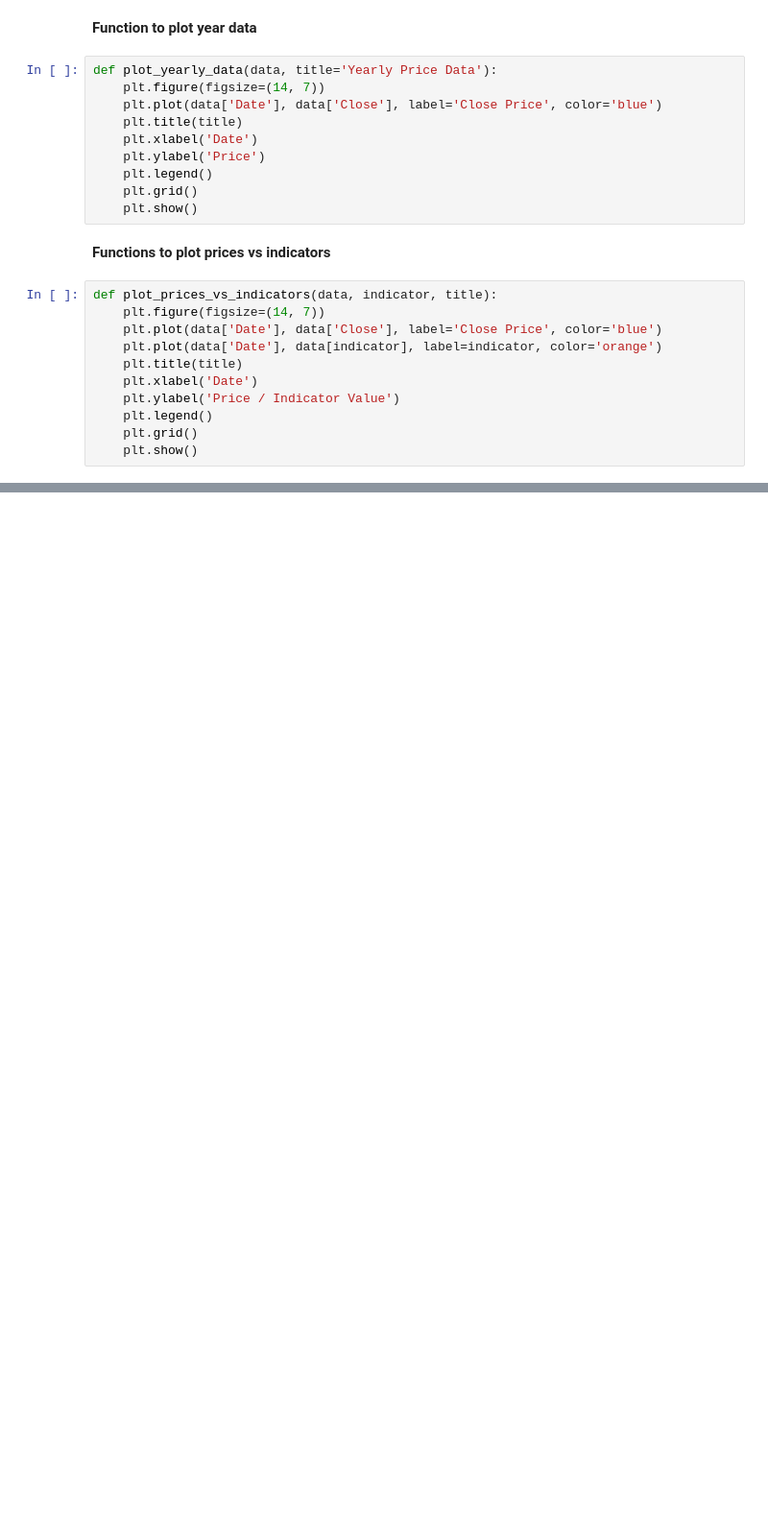
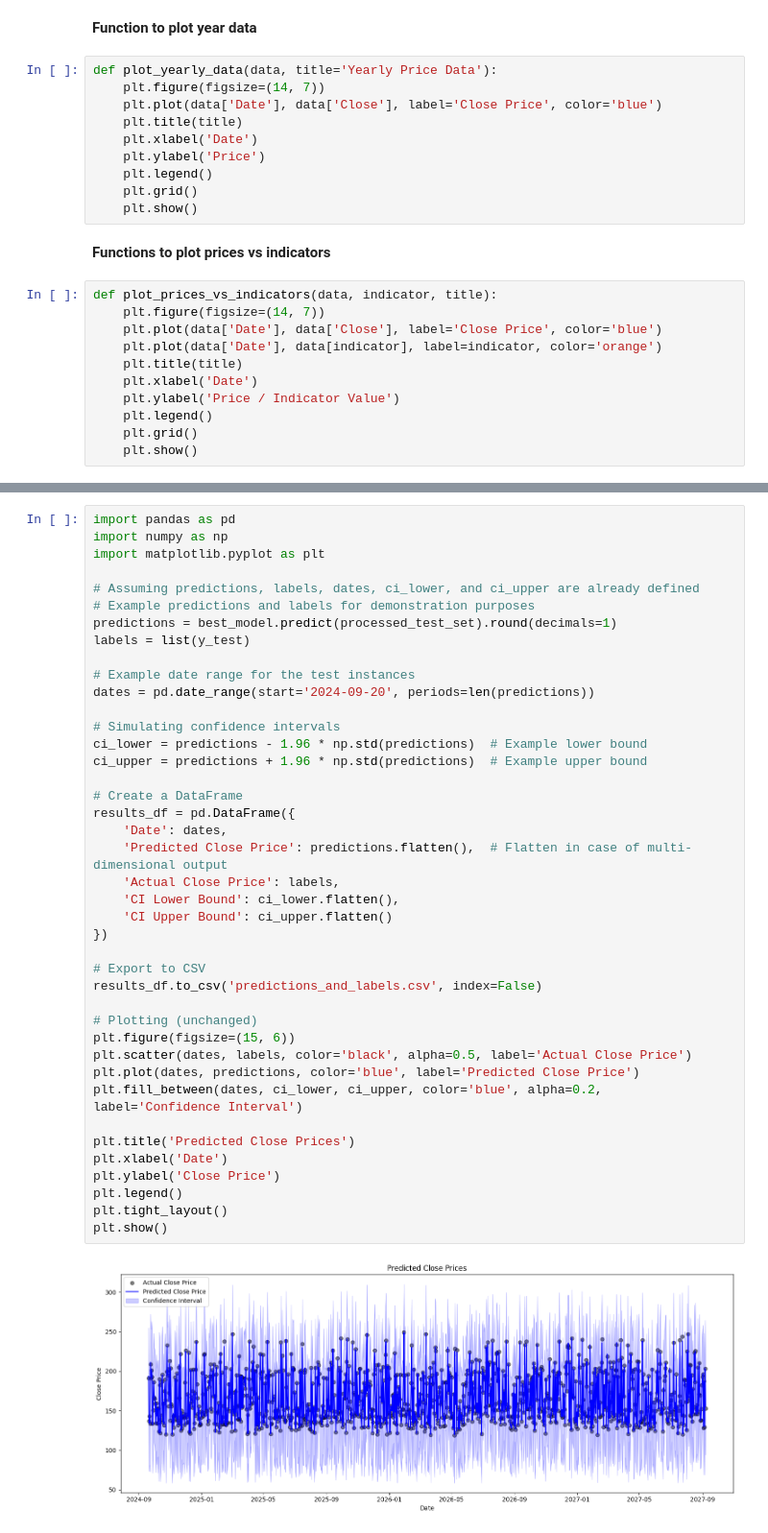
Before and after one commit to lbibi1805-dot/ML_FOREX, a Jupyter notebook: MainScript.ipynb, the cells around one changed output, grey strips where cells are left out. Shown at 96% size. Drawn from its saved outputs; the diff is of its cells as text; blank space fills up the shorter version.

```diff
--- a/MainScript.ipynb
+++ b/MainScript.ipynb
@@ -216,0 +1245,43 @@ for indicator in indicators:
+# %%
+import pandas as pd
+import numpy as np
+import matplotlib.pyplot as plt
+
+# Assuming predictions, labels, dates, ci_lower, and ci_upper are already defined
+# Example predictions and labels for demonstration purposes
+predictions = best_model.predict(processed_test_set).round(decimals=1)
+labels = list(y_test)
+
+# Example date range for the test instances
+dates = pd.date_range(start='2024-09-20', periods=len(predictions))
+
+# Simulating confidence intervals
+ci_lower = predictions - 1.96 * np.std(predictions)  # Example lower bound
+ci_upper = predictions + 1.96 * np.std(predictions)  # Example upper bound
+
+# Create a DataFrame
+results_df = pd.DataFrame({
+    'Date': dates,
+    'Predicted Close Price': predictions.flatten(),  # Flatten in case of multi-dimensional output
+    'Actual Close Price': labels,
+    'CI Lower Bound': ci_lower.flatten(),
+    'CI Upper Bound': ci_upper.flatten()
+})
+
+# Export to CSV
+results_df.to_csv('predictions_and_labels.csv', index=False)
+
+# Plotting (unchanged)
+plt.figure(figsize=(15, 6))
+plt.scatter(dates, labels, color='black', alpha=0.5, label='Actual Close Price')
+plt.plot(dates, predictions, color='blue', label='Predicted Close Price')
+plt.fill_between(dates, ci_lower, ci_upper, color='blue', alpha=0.2, label='Confidence Interval')
+
+plt.title('Predicted Close Prices')
+plt.xlabel('Date')
+plt.ylabel('Close Price')
+plt.legend()
+plt.tight_layout()
+plt.show()
+# %% [output]
+[figure, added]
```
Also changed, not shown: parts of 60 cells of this notebook, 29 other files.
